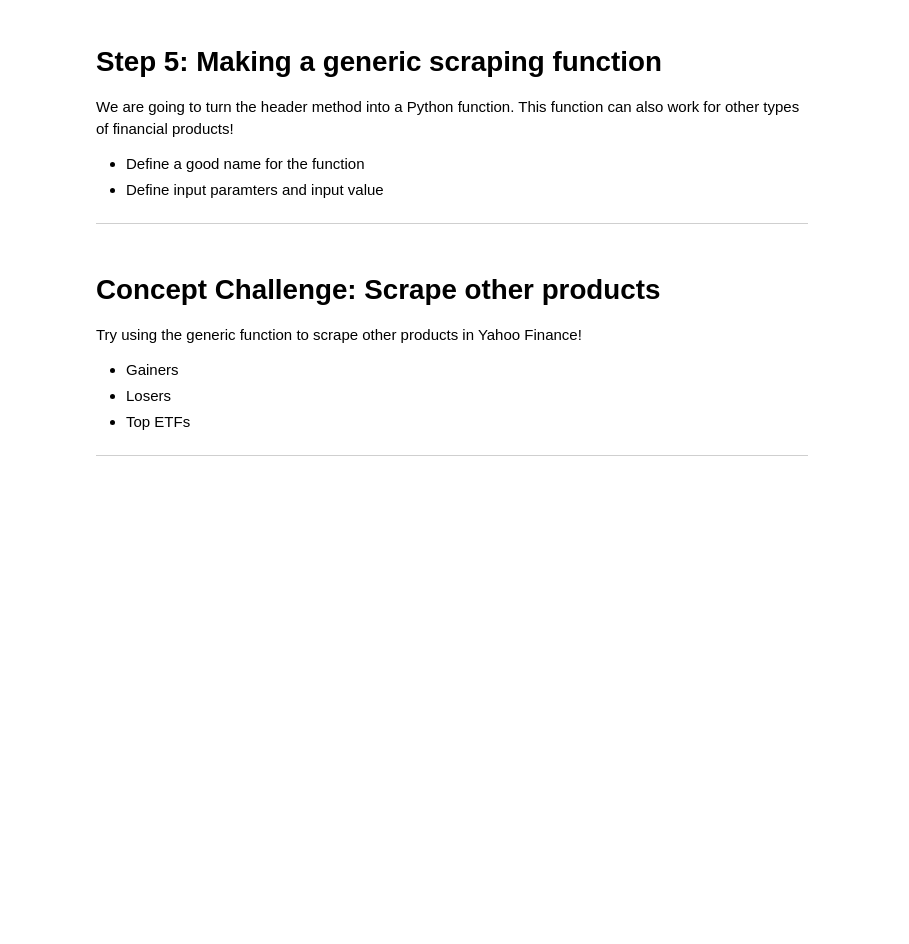
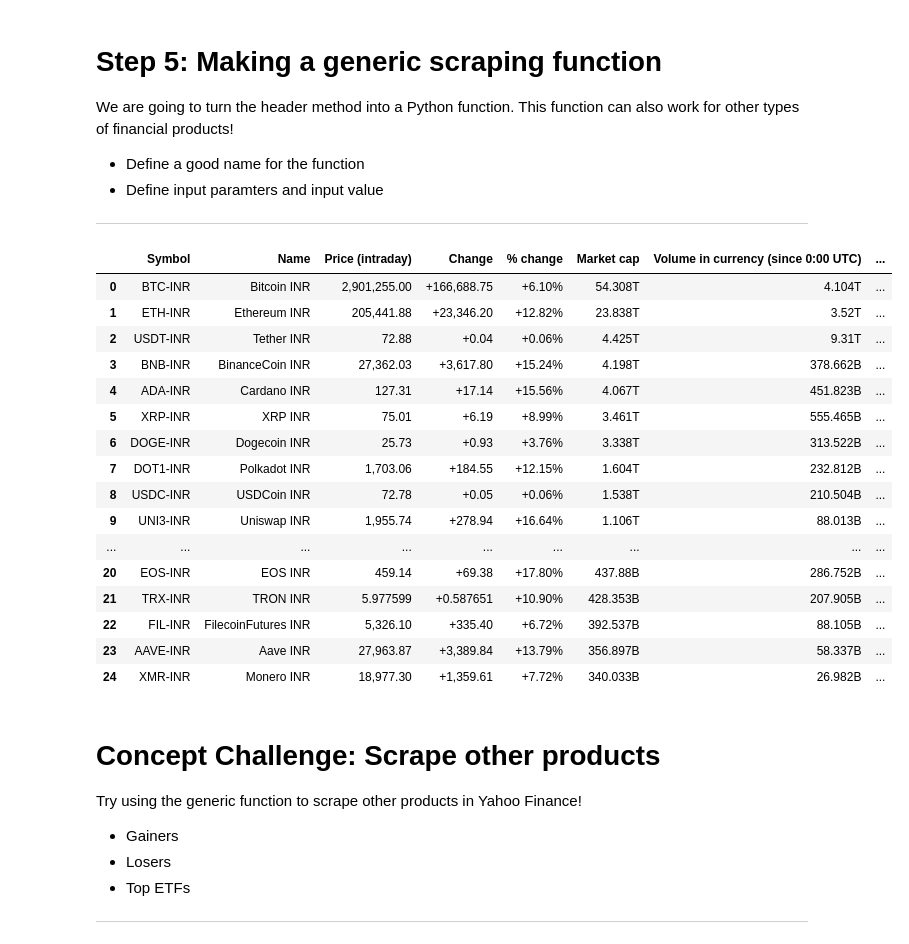
Before and after one commit to Dsushmitha/Web-Scrapping-and-Data-Visualisation-with-Python, a Jupyter notebook: Web_Scraping_with_Python_Starter_Project.ipynb, the cells around one changed output. Cells and saved outputs as stored; diff of their text form; code cells hidden in the pictures; blank space fills up the shorter version.

```diff
--- a/Web_Scraping_with_Python_Starter_Project.ipynb
+++ b/Web_Scraping_with_Python_Starter_Project.ipynb
@@ -240,3 +238,37 @@ We are going to turn the header method into a Python function. This function can
+# %%
+# TODO: code a generic function scrape_table
+def scrape_table(url):
+  soup = BeautifulSoup((requests.get(url)).text)
+  headers = [header.text for header_rows in soup.find('thead') for header in header_rows.find_all('th')]
+  raw_data = {header : [] for header in headers}
+
+  rows = soup.find('tbody')
+  for row in rows.find_all('tr'):
+    if len(row) != len(headers) : continue
+    for index, row_data in enumerate(row.find_all('td')):
+      raw_data[headers[index]].append(row_data.text)
+  return pd.DataFrame(raw_data)
+
+df = scrape_table("https://in.finance.yahoo.com/cryptocurrencies")
+df
+# %% [output]
+|  | Symbol | Name | Price (intraday) | Change | % change | Market cap | Volume in currency (since 0:00 UTC) | ... |
+| 0 | BTC-INR | Bitcoin INR | 2,901,255.00 | +166,688.75 | +6.10% | 54.308T | 4.104T | ... |
+| 1 | ETH-INR | Ethereum INR | 205,441.88 | +23,346.20 | +12.82% | 23.838T | 3.52T | ... |
+| 2 | USDT-INR | Tether INR | 72.88 | +0.04 | +0.06% | 4.425T | 9.31T | ... |
+| 3 | BNB-INR | BinanceCoin INR | 27,362.03 | +3,617.80 | +15.24% | 4.198T | 378.662B | ... |
+| 4 | ADA-INR | Cardano INR | 127.31 | +17.14 | +15.56% | 4.067T | 451.823B | ... |
+| 5 | XRP-INR | XRP INR | 75.01 | +6.19 | +8.99% | 3.461T | 555.465B | ... |
+| 6 | DOGE-INR | Dogecoin INR | 25.73 | +0.93 | +3.76% | 3.338T | 313.522B | ... |
+| 7 | DOT1-INR | Polkadot INR | 1,703.06 | +184.55 | +12.15% | 1.604T | 232.812B | ... |
+| 8 | USDC-INR | USDCoin INR | 72.78 | +0.05 | +0.06% | 1.538T | 210.504B | ... |
+| 9 | UNI3-INR | Uniswap INR | 1,955.74 | +278.94 | +16.64% | 1.106T | 88.013B | ... |
+| ... | ... | ... | ... | ... | ... | ... | ... | ... |
+| 20 | EOS-INR | EOS INR | 459.14 | +69.38 | +17.80% | 437.88B | 286.752B | ... |
+| 21 | TRX-INR | TRON INR | 5.977599 | +0.587651 | +10.90% | 428.353B | 207.905B | ... |
+| 22 | FIL-INR | FilecoinFutures INR | 5,326.10 | +335.40 | +6.72% | 392.537B | 88.105B | ... |
+| 23 | AAVE-INR | Aave INR | 27,963.87 | +3,389.84 | +13.79% | 356.897B | 58.337B | ... |
+| 24 | XMR-INR | Monero INR | 18,977.30 | +1,359.61 | +7.72% | 340.033B | 26.982B | ... |
 # %% [markdown]
 # **Concept Challenge: Scrape other products**
 Try using the generic function to scrape other products in Yahoo Finance!
```
Also changed, not shown: parts of 13 cells of this notebook.
